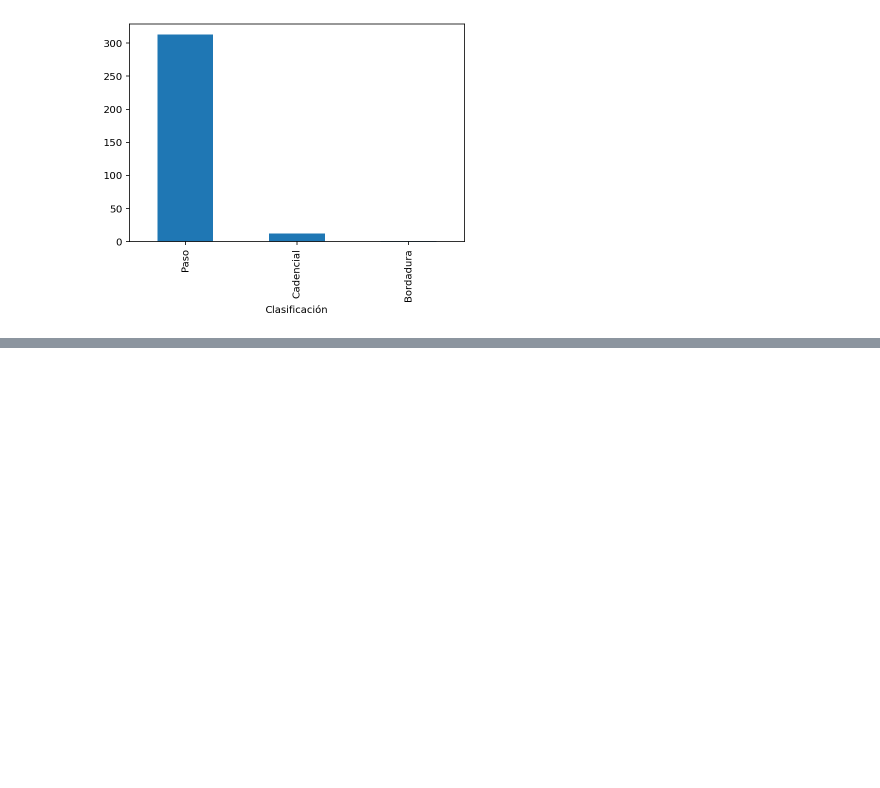
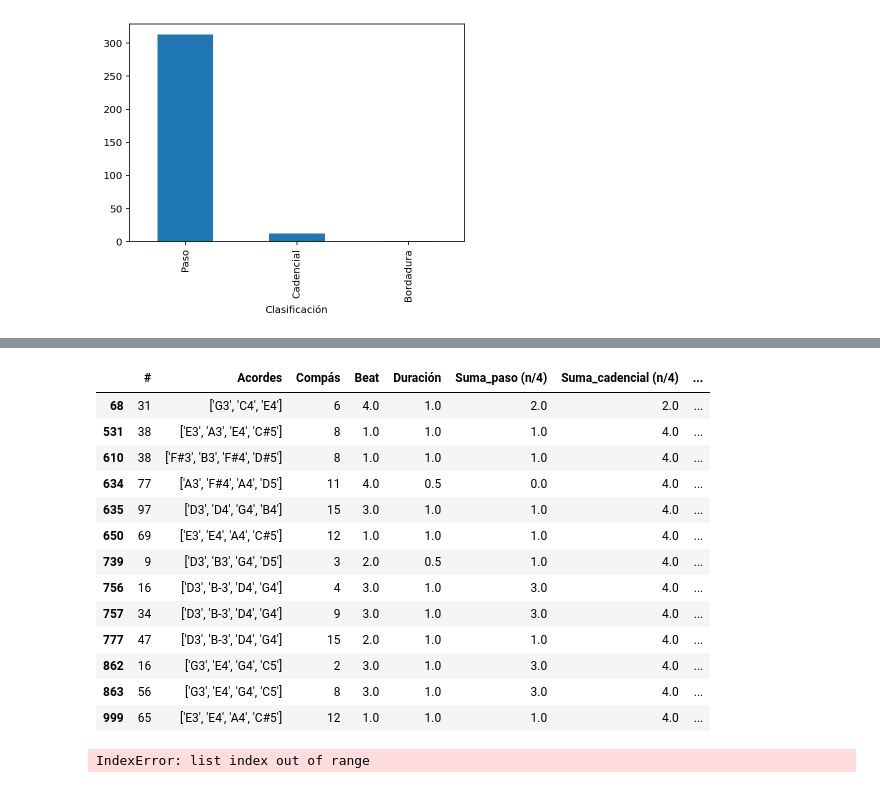
Before and after one commit to ebo1703/M_C, a Jupyter notebook: Notebooks/prueba_corales.ipynb, the cells around one changed output, grey strips where cells are left out. Cells and saved outputs as stored; diff of their text form; code cells hidden in the pictures; blank space fills up the shorter version.

Commit message:
Listas con los corales para verificar a mano

```diff
--- a/Notebooks/prueba_corales.ipynb
+++ b/Notebooks/prueba_corales.ipynb
@@ -127,0 +164,35 @@ fig.show()
+# %%
+df_si = df_final[df_final['CLasifico(Y/N)']=='Y']
+nombres_cadencial = df_si[df_si['Clasificación']=='Cadencial']['Nombre'].tolist()
+nombres_bordadura = df_si[df_si['Clasificación']=='Bordadura']['Nombre'].tolist()
+# %%
+df_si[df_si['Clasificación']!='Paso']
+# %% [output]
+|  | # | Acordes | Compás | Beat | Duración | Suma_paso (n/4) | Suma_cadencial (n/4) | ... |
+| 68 | 31 | ['G3', 'C4', 'E4'] | 6 | 4.0 | 1.0 | 2.0 | 2.0 | ... |
+| 531 | 38 | ['E3', 'A3', 'E4', 'C#5'] | 8 | 1.0 | 1.0 | 1.0 | 4.0 | ... |
+| 610 | 38 | ['F#3', 'B3', 'F#4', 'D#5'] | 8 | 1.0 | 1.0 | 1.0 | 4.0 | ... |
+| 634 | 77 | ['A3', 'F#4', 'A4', 'D5'] | 11 | 4.0 | 0.5 | 0.0 | 4.0 | ... |
+| 635 | 97 | ['D3', 'D4', 'G4', 'B4'] | 15 | 3.0 | 1.0 | 1.0 | 4.0 | ... |
+| 650 | 69 | ['E3', 'E4', 'A4', 'C#5'] | 12 | 1.0 | 1.0 | 1.0 | 4.0 | ... |
+| 739 | 9 | ['D3', 'B3', 'G4', 'D5'] | 3 | 2.0 | 0.5 | 1.0 | 4.0 | ... |
+| 756 | 16 | ['D3', 'B-3', 'D4', 'G4'] | 4 | 3.0 | 1.0 | 3.0 | 4.0 | ... |
+| 757 | 34 | ['D3', 'B-3', 'D4', 'G4'] | 9 | 3.0 | 1.0 | 3.0 | 4.0 | ... |
+| 777 | 47 | ['D3', 'B-3', 'D4', 'G4'] | 15 | 2.0 | 1.0 | 1.0 | 4.0 | ... |
+| 862 | 16 | ['G3', 'E4', 'G4', 'C5'] | 2 | 3.0 | 1.0 | 3.0 | 4.0 | ... |
+| 863 | 56 | ['G3', 'E4', 'G4', 'C5'] | 8 | 3.0 | 1.0 | 3.0 | 4.0 | ... |
+| 999 | 65 | ['E3', 'E4', 'A4', 'C#5'] | 12 | 1.0 | 1.0 | 1.0 | 4.0 | ... |
+# %%
+path_error = '../Archivos/Corales/corales_completo/035400B_.xml'
+
+prueba = cuartas(path_error)
+df_error = prueba.extraer_df()
+
+try:
+    df_error_clasificacion = dataframe_clasificacion(df_error)
+except:
+    error as e
+    print('Error as ')
+df_error_clasificacion = dataframe_clasificacion(df_error)
+# %% [output]
+IndexError: list index out of range
```
Also changed, not shown: parts of 4 cells of this notebook.
